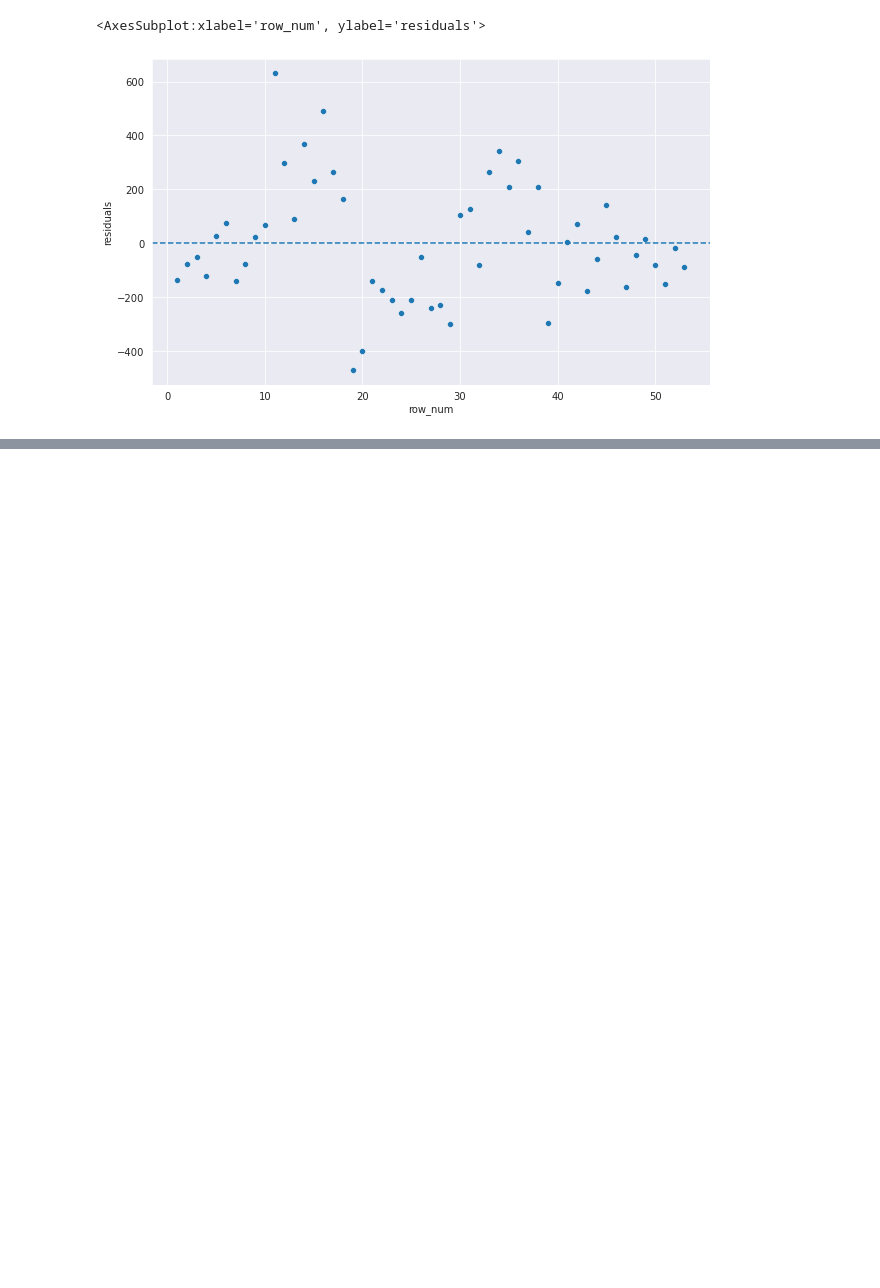
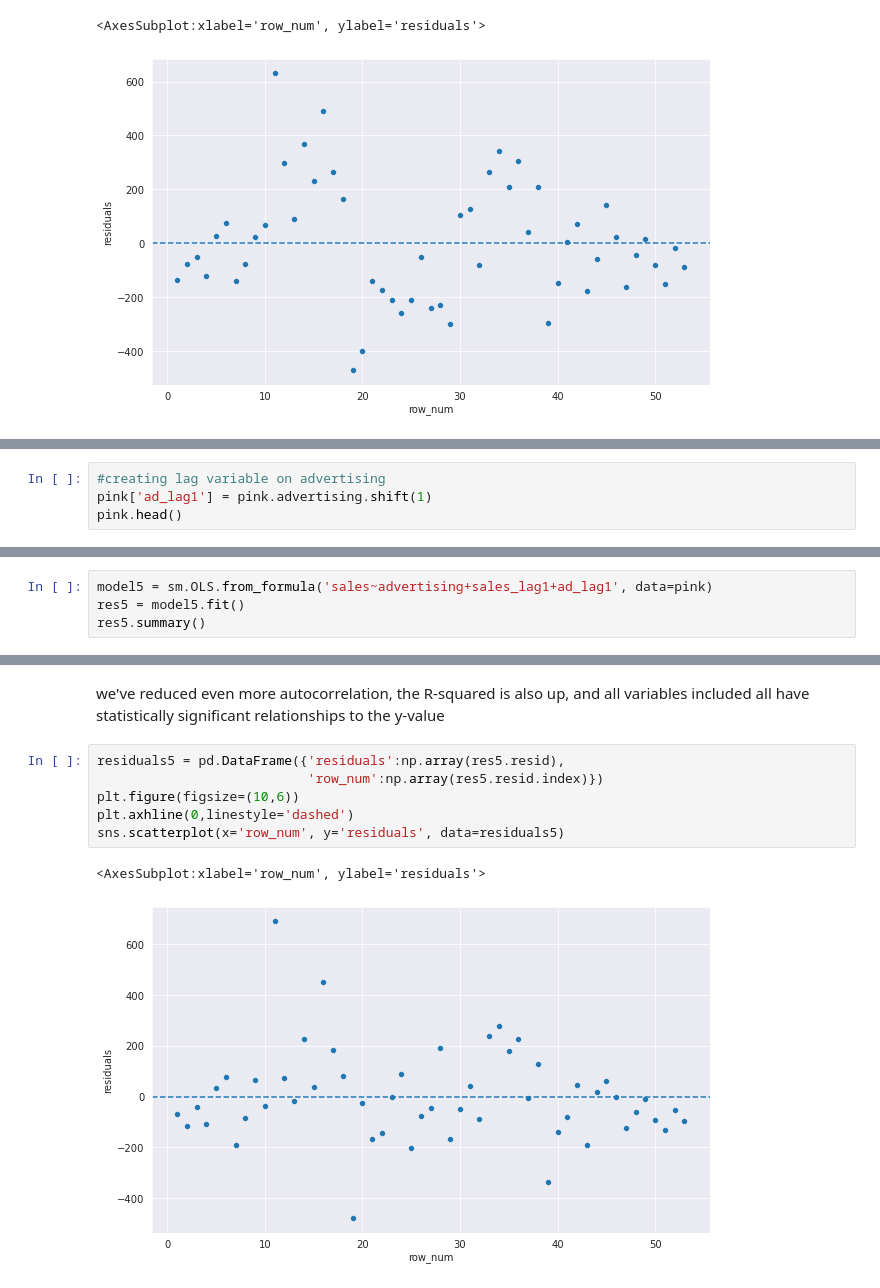
Before and after one commit to JESurzyn/time_series, a Jupyter notebook: TimeSeriesRegression.ipynb, the cells around one changed output, grey strips where cells are left out. Cells and saved outputs as stored; diff of their text form; blank space fills up the shorter version.

```diff
--- a/TimeSeriesRegression.ipynb
+++ b/TimeSeriesRegression.ipynb
@@ -339,0 +343,4 @@ the residuals plot is less clumped as well
+# %%
+#creating lag variable on advertising
+pink['ad_lag1'] = pink.advertising.shift(1)
+pink.head()
@@ -339,0 +354,4 @@ the residuals plot is less clumped as well
+# %%
+model5 = sm.OLS.from_formula('sales~advertising+sales_lag1+ad_lag1', data=pink)
+res5 = model5.fit()
+res5.summary()
@@ -339,0 +382,11 @@ the residuals plot is less clumped as well
+# %% [markdown]
+we've reduced even more autocorrelation, the R-squared is also up, and all variables included all have statistically significant relationships to the y-value
+# %%
+residuals5 = pd.DataFrame({'residuals':np.array(res5.resid),
+                           'row_num':np.array(res5.resid.index)})
+plt.figure(figsize=(10,6))
+plt.axhline(0,linestyle='dashed')
+sns.scatterplot(x='row_num', y='residuals', data=residuals5)
+# %% [output]
+<AxesSubplot:xlabel='row_num', ylabel='residuals'>
+[figure, added]
```
Also changed, not shown: parts of 5 cells of this notebook.
